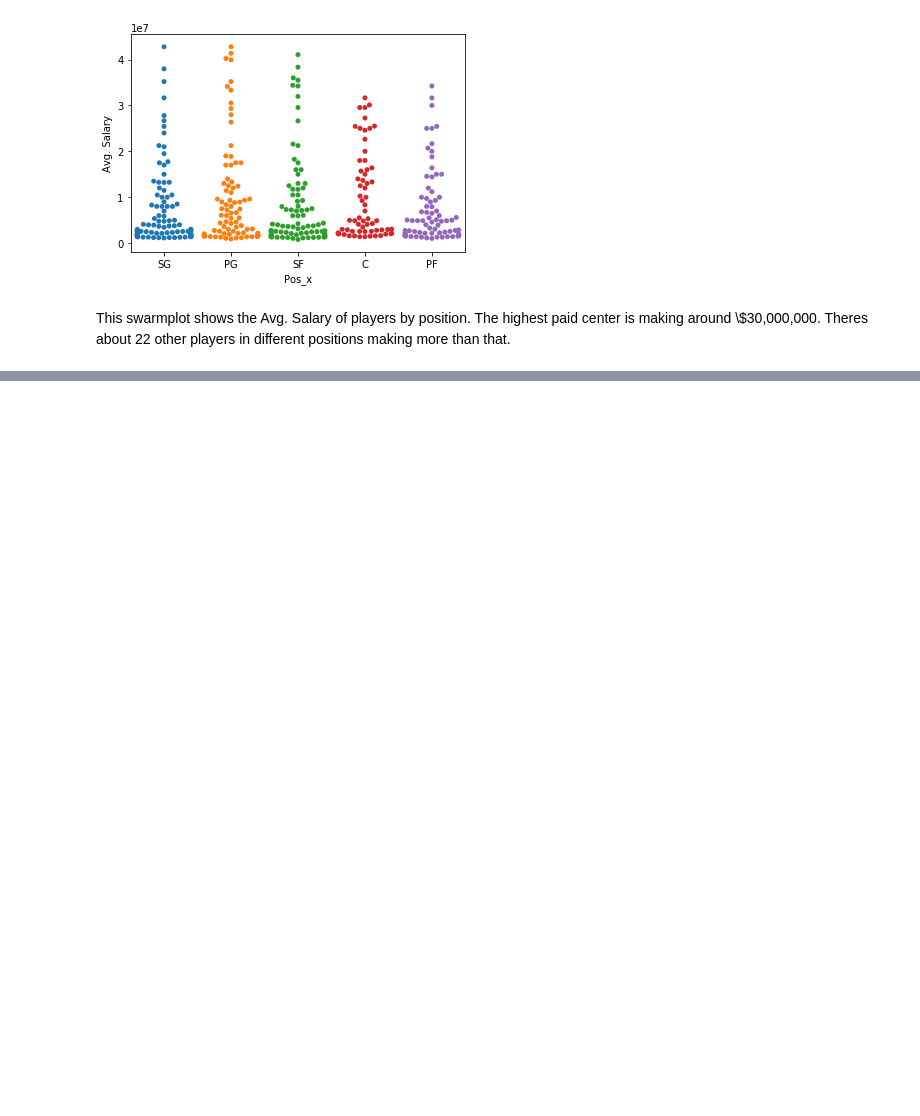
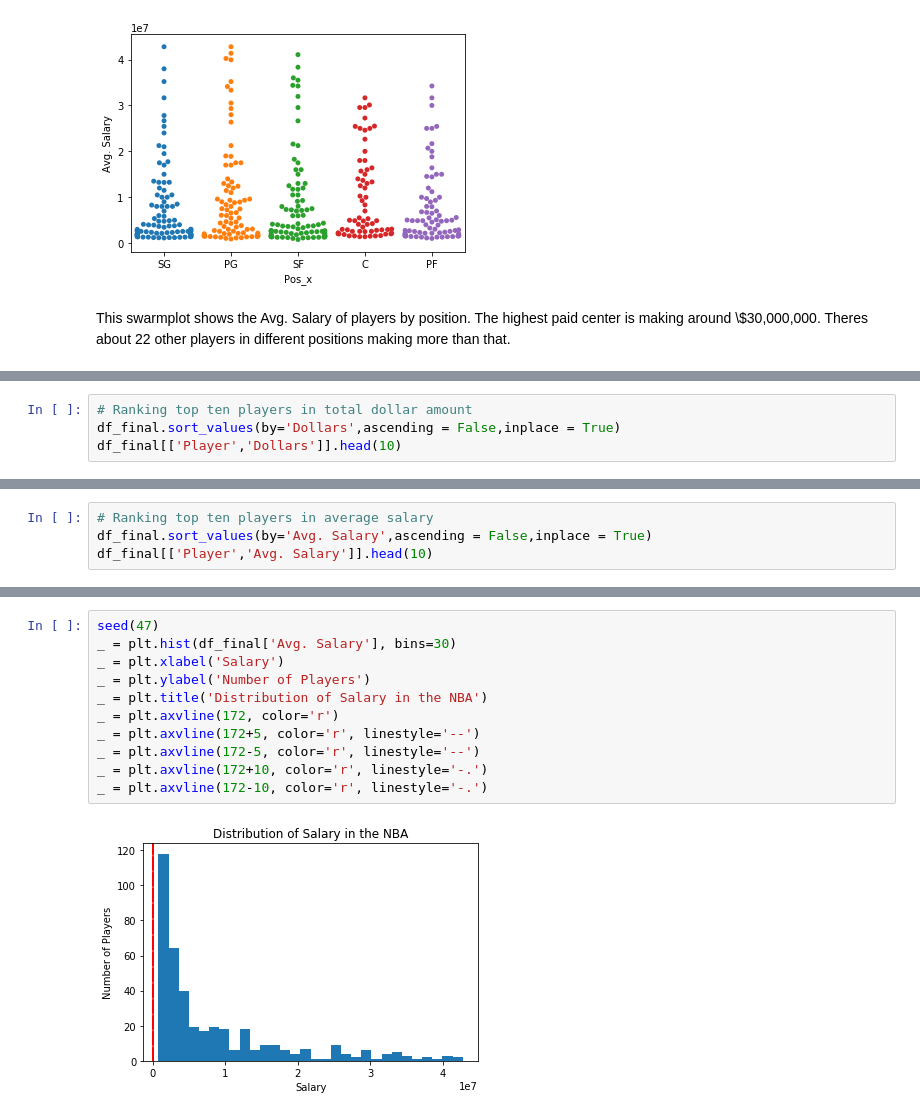
Before and after one commit to terrenceturner/NBA-Salary-Prediction, a Jupyter notebook: Predicting NBA Players' Salaries.ipynb, the cells around one changed output, grey strips where cells are left out. Drawn from its saved outputs; the diff is of its cells as text; blank space fills up the shorter version.

```diff
--- a/Predicting NBA Players' Salaries.ipynb
+++ b/Predicting NBA Players' Salaries.ipynb
@@ -1056,0 +1098,4 @@ This swarmplot shows the Avg. Salary of players by position. The highest paid ce
+# %%
+# Ranking top ten players in total dollar amount
+df_final.sort_values(by='Dollars',ascending = False,inplace = True)
+df_final[['Player','Dollars']].head(10)
@@ -1056,0 +1114,4 @@ This swarmplot shows the Avg. Salary of players by position. The highest paid ce
+# %%
+# Ranking top ten players in average salary
+df_final.sort_values(by='Avg. Salary',ascending = False,inplace = True)
+df_final[['Player','Avg. Salary']].head(10)
@@ -1056,0 +1130,13 @@ This swarmplot shows the Avg. Salary of players by position. The highest paid ce
+# %%
+seed(47)
+_ = plt.hist(df_final['Avg. Salary'], bins=30)
+_ = plt.xlabel('Salary')
+_ = plt.ylabel('Number of Players')
+_ = plt.title('Distribution of Salary in the NBA')
+_ = plt.axvline(172, color='r')
+_ = plt.axvline(172+5, color='r', linestyle='--')
+_ = plt.axvline(172-5, color='r', linestyle='--')
+_ = plt.axvline(172+10, color='r', linestyle='-.')
+_ = plt.axvline(172-10, color='r', linestyle='-.')
+# %% [output]
+[figure, added]
```
Also changed, not shown: parts of 63 cells of this notebook, 1 other file.
